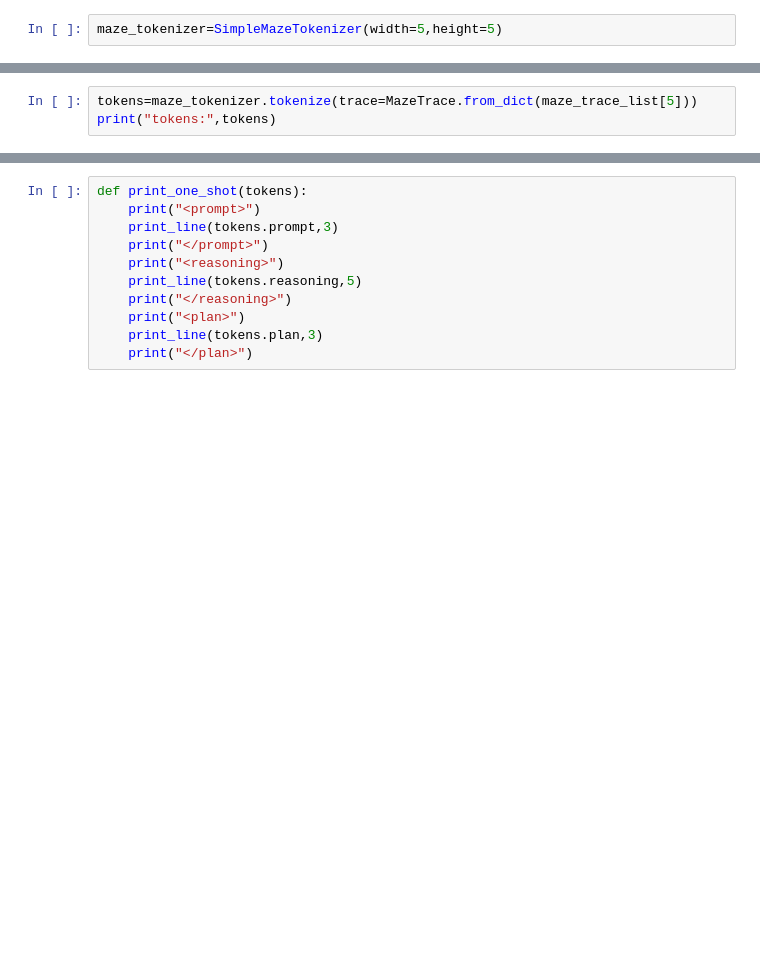
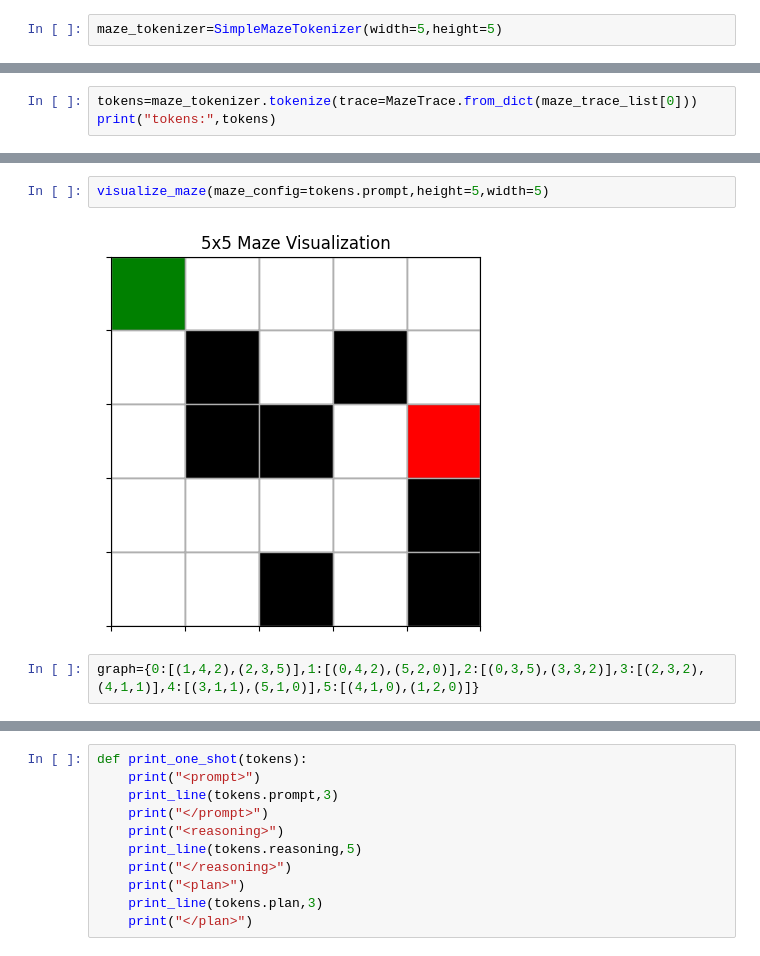
Before and after one commit to rahim-xelpmoc/searchformer, a Jupyter notebook: test_notebook.ipynb, the cells around one changed output, grey strips where cells are left out. Drawn from its saved outputs; the diff is of its cells as text; blank space fills up the shorter version.

```diff
--- a/test_notebook.ipynb
+++ b/test_notebook.ipynb
@@ -20,3 +56,3 @@ maze_trace_list[5]
 # %%
-tokens=maze_tokenizer.tokenize(trace=MazeTrace.from_dict(maze_trace_list[5]))
+tokens=maze_tokenizer.tokenize(trace=MazeTrace.from_dict(maze_trace_list[0]))
 print("tokens:",tokens)
@@ -22,0 +166,6 @@ print("tokens:",tokens)
+# %%
+visualize_maze(maze_config=tokens.prompt,height=5,width=5)
+# %% [output]
+[figure, added]
+# %%
+graph={0:[(1,4,2),(2,3,5)],1:[(0,4,2),(5,2,0)],2:[(0,3,5),(3,3,2)],3:[(2,3,2),(4,1,1)],4:[(3,1,1),(5,1,0)],5:[(4,1,0),(1,2,0)]}
```
Also changed, not shown: parts of 34 cells of this notebook, 26 other files.
